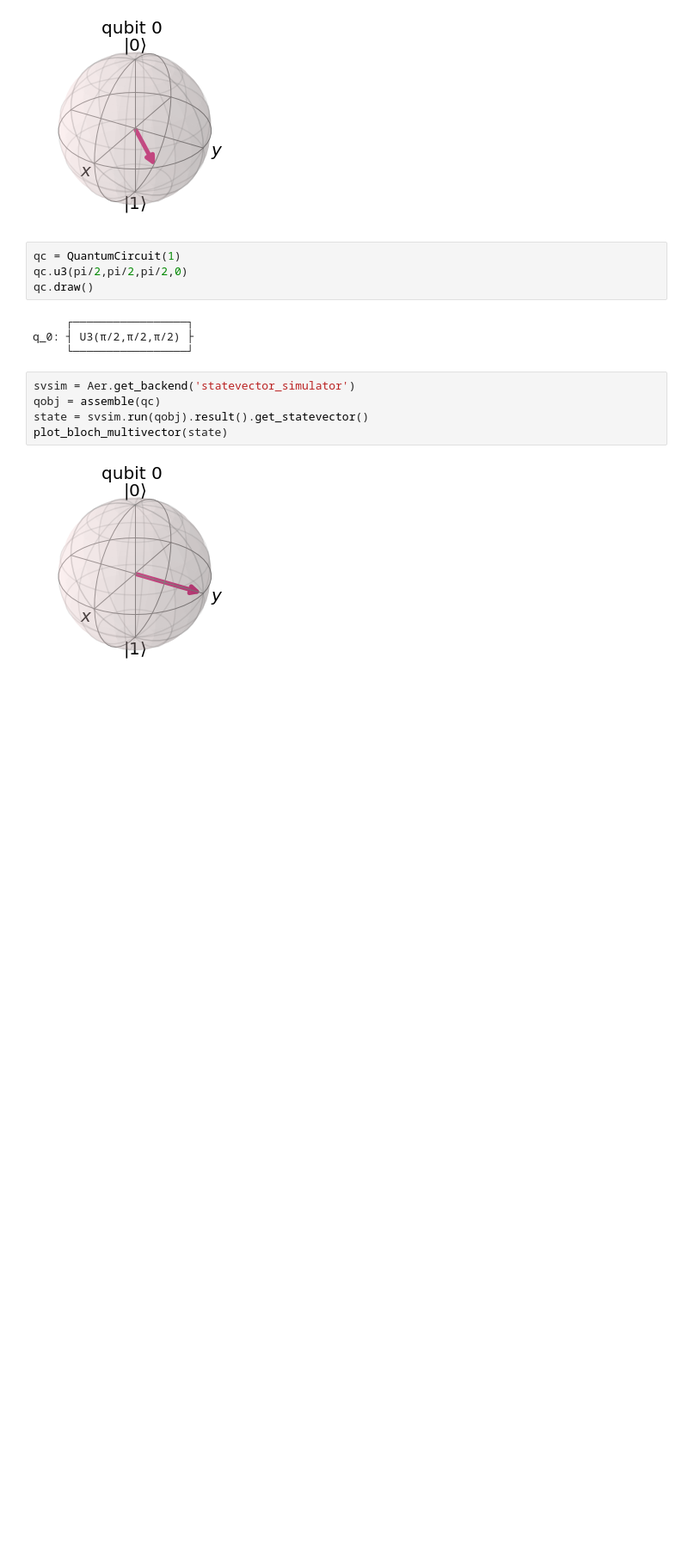
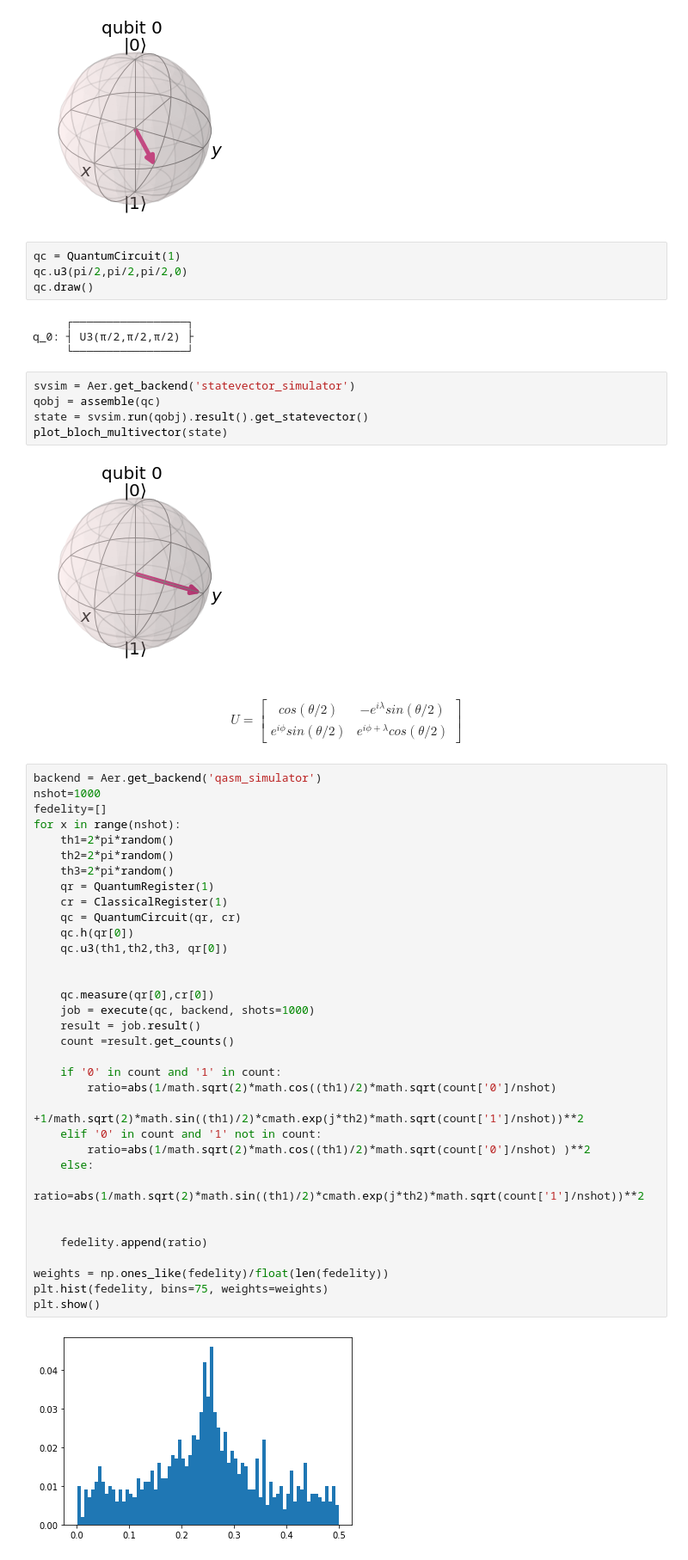
Before and after one commit to bagmk/Quantum_Machine_Learning_Express, a Jupyter notebook: Expressibility and entangling capability of parameterized quantum circuits/Untitled.ipynb, the cells around one changed output. Shown at 86% size. Drawn from its saved outputs; the diff is of its cells as text; blank space fills up the shorter version.

```diff
--- a/Expressibility and entangling capability of parameterized quantum circuits/Untitled.ipynb
+++ b/Expressibility and entangling capability of parameterized quantum circuits/Untitled.ipynb
@@ -169,3 +202,47 @@ state = svsim.run(qobj).result().get_statevector()
 plot_bloch_multivector(state)
 # %% [output]
 [figure]
+# %% [markdown]
+$$
+U = \begin{bmatrix}
+cos(\theta/2)
+& -e^{i \lambda} sin(\theta/2)
+\\ e^{i \phi} sin(\theta/2)
+& e^{i \phi+ \lambda} cos(\theta/2) \end{bmatrix}
+$$
+# %%
+backend = Aer.get_backend('qasm_simulator')
+nshot=1000
+fedelity=[]
+for x in range(nshot):
+    th1=2*pi*random()
+    th2=2*pi*random()
+    th3=2*pi*random()
+    qr = QuantumRegister(1)
+    cr = ClassicalRegister(1)
+    qc = QuantumCircuit(qr, cr)
+    qc.h(qr[0])
+    qc.u3(th1,th2,th3, qr[0])
+
+
+    qc.measure(qr[0],cr[0])
+    job = execute(qc, backend, shots=1000)
+    result = job.result()
+    count =result.get_counts()
+
+    if '0' in count and '1' in count:
+        ratio=abs(1/math.sqrt(2)*math.cos((th1)/2)*math.sqrt(count['0']/nshot)
+                  +1/math.sqrt(2)*math.sin((th1)/2)*cmath.exp(j*th2)*math.sqrt(count['1']/nshot))**2
+    elif '0' in count and '1' not in count:
+        ratio=abs(1/math.sqrt(2)*math.cos((th1)/2)*math.sqrt(count['0']/nshot) )**2
+    else:
+        ratio=abs(1/math.sqrt(2)*math.sin((th1)/2)*cmath.exp(j*th2)*math.sqrt(count['1']/nshot))**2
+
+
+    fedelity.append(ratio)
+
+weights = np.ones_like(fedelity)/float(len(fedelity))
+plt.hist(fedelity, bins=75, weights=weights)
+plt.show()
+# %% [output]
+[figure, added]
```
Also changed, not shown: parts of 7 cells of this notebook.
